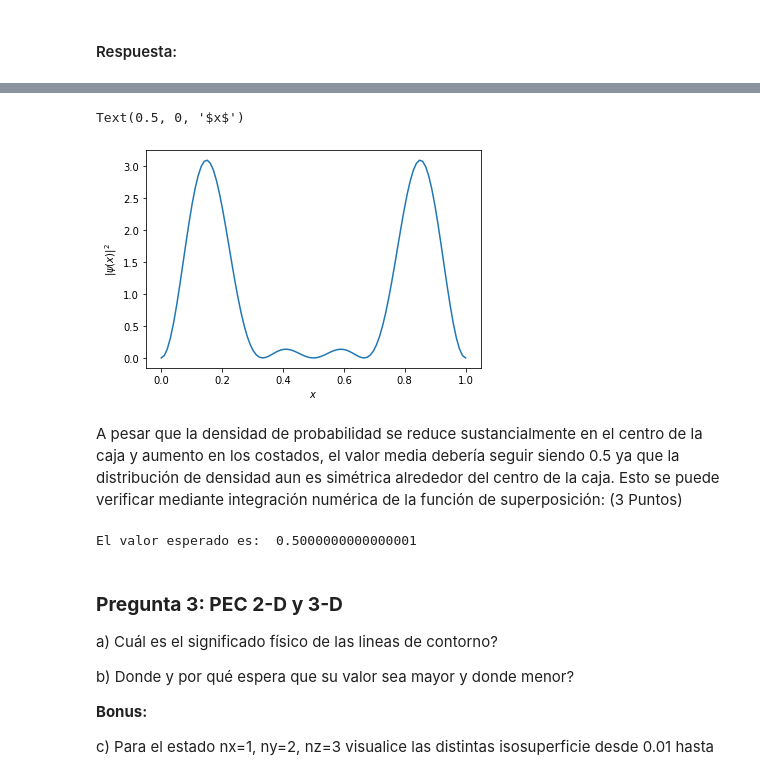
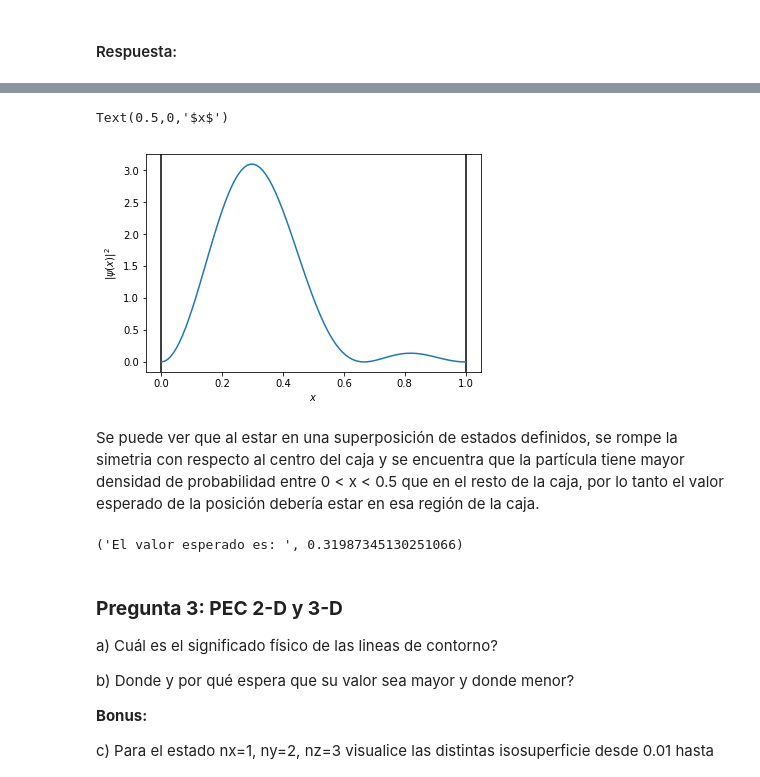
Before and after one commit to QCMM/fq3_lab, a Jupyter notebook: TP01/TP-01-test-sol.ipynb, the cells around one changed output, grey strips where cells are left out. Drawn from its saved outputs; the diff is of its cells as text; code cells hidden in the pictures.

```diff
--- a/TP01/TP-01-test-sol.ipynb
+++ b/TP01/TP-01-test-sol.ipynb
@@ -57,24 +77,28 @@ def psi_sup_sq(x,n1,n2,L):
 # %%
 L = 1.0
 x2 = np.linspace(0,L,100)
-plt.plot(x2,psi_sup_sq(x2,2,4,L), label=r'$\psi_12(x)') # 8 Puntos
+plt.axvline(x=L,color='k')
+plt.axvline(x=0.0,color='k')
+plt.plot(x2,psi_sup_sq(x2,1,2,L), label=r'$\psi_12(x)') # 8 Puntos
 plt.ylabel(r"$\|\psi(x)|^2$")
 plt.xlabel(r"$x$")
 # %% [output]
-Text(0.5, 0, '$x$')
+Text(0.5,0,'$x$')
-[figure, old version]
+[figure, new version]
-# %% [markdown]
-A pesar que la densidad de probabilidad se reduce sustancialmente en el centro de la caja y aumento en los costados, el valor media debería seguir siendo 0.5 ya que la distribución de densidad aun es simétrica alrededor del centro de la caja. Esto se puede verificar mediante integración numérica de la función de superposición: (3 Puntos)
+# %% [markdown]
+Se puede ver que al estar en una superposición de estados definidos, se rompe la simetria con respecto al centro
+del caja y se encuentra que la partícula tiene mayor densidad de probabilidad entre 0 < x < 0.5 que en el resto
+de la caja, por lo tanto el valor esperado de la posición debería estar   en esa región de la caja.
 # %%
 # Primero se debe definir la función del valor esperado:
 def valor_esp_psi_sup(x, n1, n2, L):
     return psi_sup(x,n1,n2,L) * x * psi_sup(x,n1,n2,L)    # 4 Puntos
 # %%
 # Ahora se puede integrar esta función en el intervalo de la caja.
-vesp = intr.quad(valor_esp_psi_sup, 0, L, args=(2,4,L))
+vesp = intr.quad(valor_esp_psi_sup, 0, L, args=(1,2,L))
 print("El valor esperado es: ", vesp[0])     # 4 Puntos
 # %% [output]
-El valor esperado es:  0.5000000000000001
+('El valor esperado es: ', 0.31987345130251066)
 # %% [markdown]
 ### **Pregunta 3: PEC 2-D y 3-D**
 a) Cuál es el significado físico de las lineas de contorno?
```
Also changed, not shown: parts of 3 cells of this notebook.
